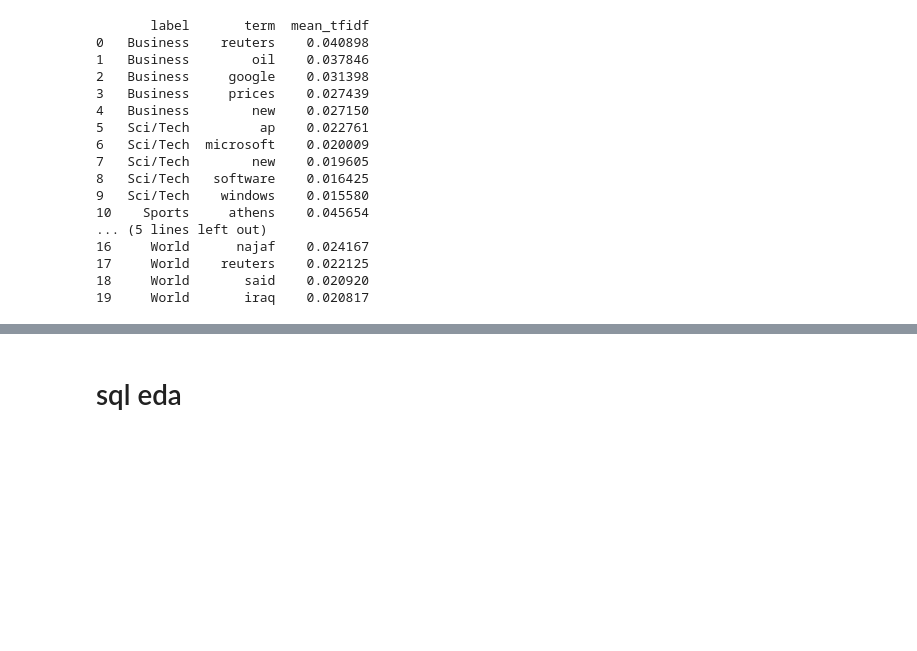
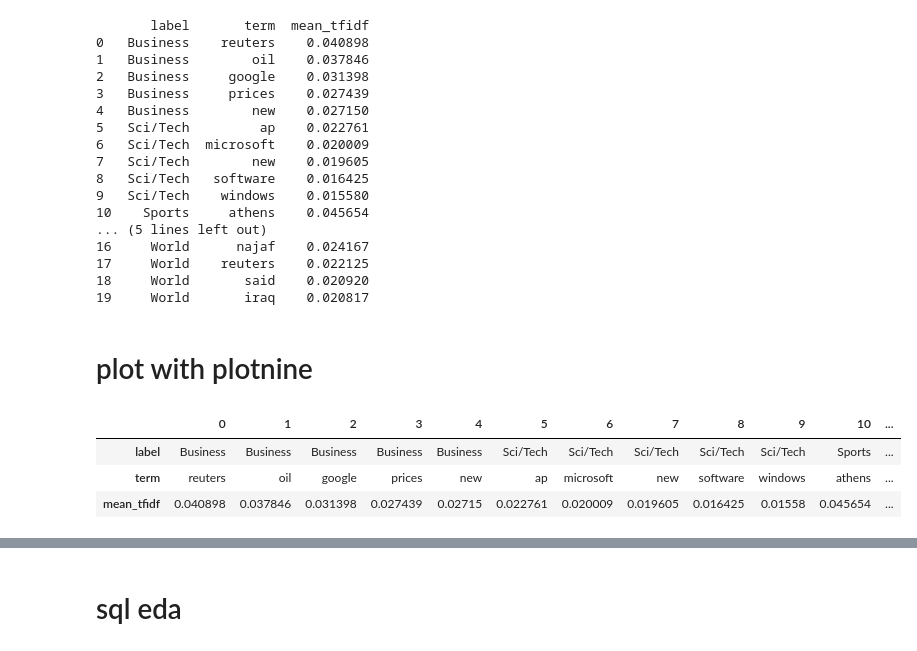
Before and after one commit to carecodeconnect/geo-tfidf, a Jupyter notebook: notebooks/geo_tfidf.ipynb, the cells around one changed output, grey strips where cells are left out. Drawn from its saved outputs; the diff is of its cells as text; code cells hidden in the pictures; blank space fills up the shorter version.

```diff
--- a/notebooks/geo_tfidf.ipynb
+++ b/notebooks/geo_tfidf.ipynb
@@ -227,3 +241,12 @@ print(result)
 17     World    reuters    0.022125
 18     World       said    0.020920
 19     World       iraq    0.020817
+# %% [markdown]
+# plot with plotnine
+# %%
+mean_tfidf_per_class.T
+# %% [output]
+|  | 0 | 1 | 2 | 3 | 4 | 5 | 6 | 7 | 8 | 9 | 10 | ... |
+| label | Business | Business | Business | Business | Business | Sci/Tech | Sci/Tech | Sci/Tech | Sci/Tech | Sci/Tech | Sports | ... |
+| term | reuters | oil | google | prices | new | ap | microsoft | new | software | windows | athens | ... |
+| mean_tfidf | 0.040898 | 0.037846 | 0.031398 | 0.027439 | 0.02715 | 0.022761 | 0.020009 | 0.019605 | 0.016425 | 0.01558 | 0.045654 | ... |
```
Also changed, not shown: parts of 8 cells of this notebook.
